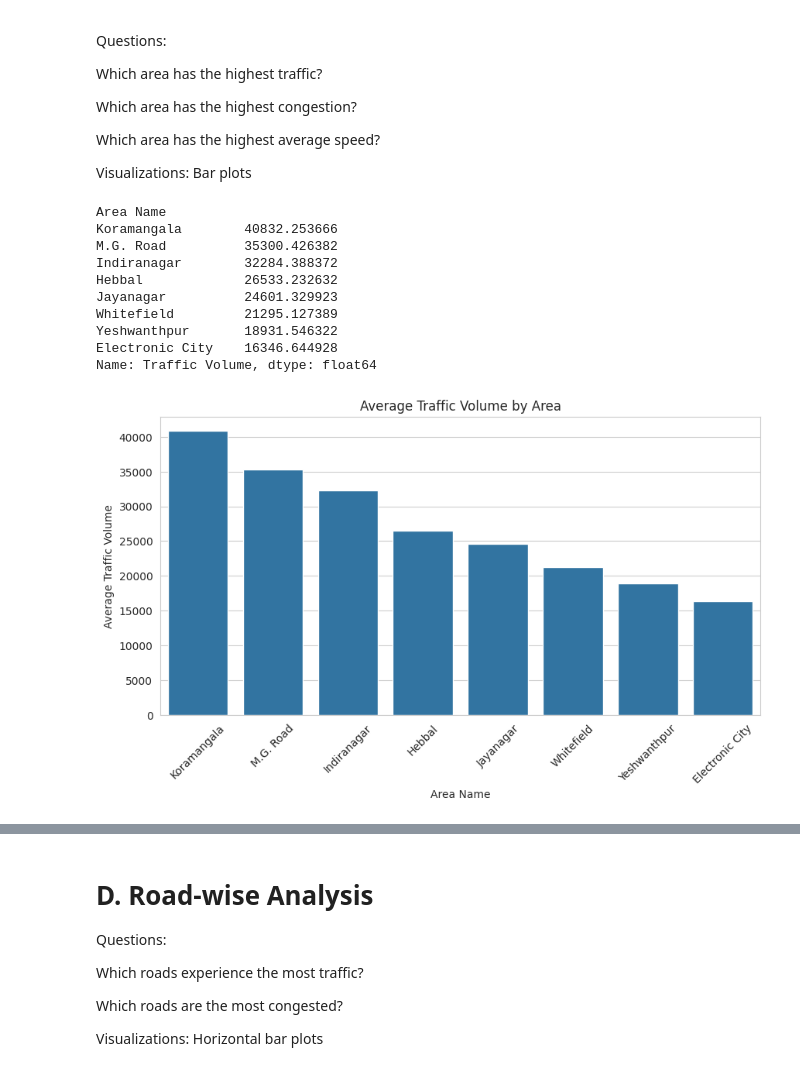
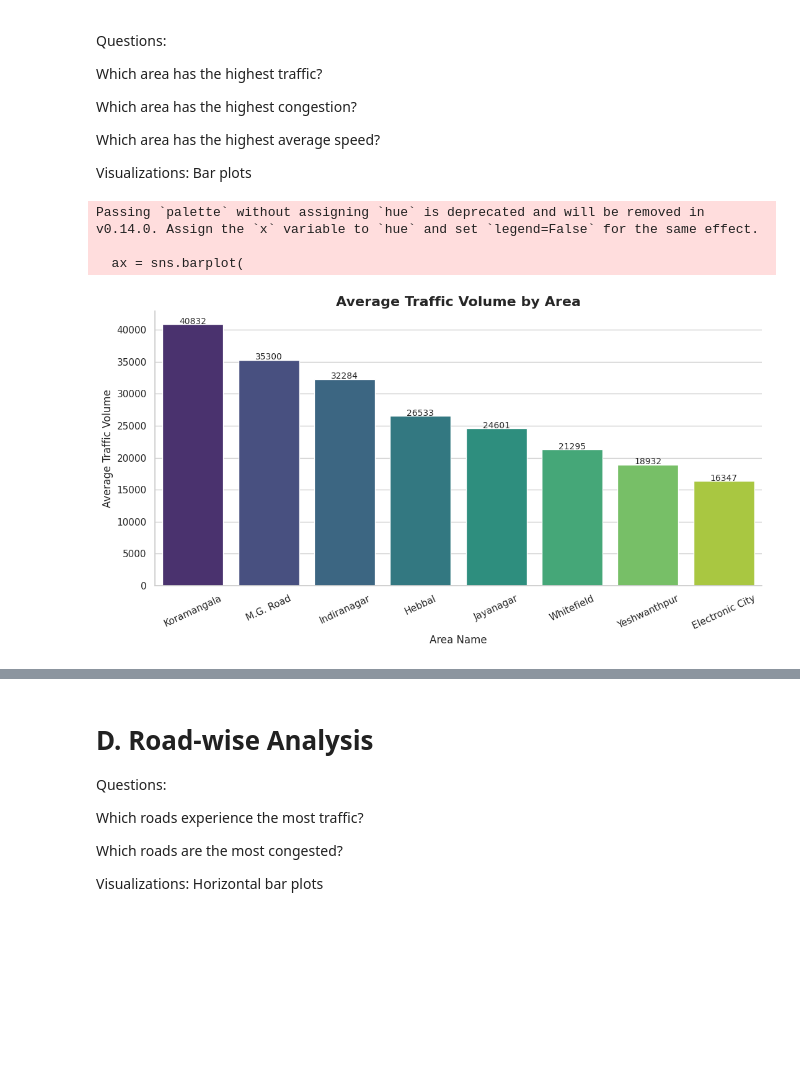
Before and after one commit to RathinG/capstone, a Jupyter notebook: Capstone_Project_(TEAM_1).ipynb, the cells around one changed output, grey strips where cells are left out. Saved outputs shown, nothing was run; the diff lists cells and outputs as text; code cells hidden in the pictures; blank space fills up the shorter version.

```diff
--- a/Capstone_Project_(TEAM_1).ipynb
+++ b/Capstone_Project_(TEAM_1).ipynb
@@ -341,30 +397,55 @@ Which area has the highest average speed?
 Visualizations: Bar plots
 # %%
 # I am calculating the average traffic volume for each area.
-area_traffic = df.groupby('Area Name')['Traffic Volume'].mean().sort_values(ascending=False)
+# area_traffic = df.groupby('Area Name')['Traffic Volume'].mean().sort_values(ascending=False)
 
-# I am displaying the average traffic volume for each area.
-print(area_traffic)
+# # I am displaying the average traffic volume for each area.
+# print(area_traffic)
 
-# I am creating a bar plot to compare the average traffic volume across different areas.
-plt.figure(figsize=(10, 5))
-sns.barplot(x=area_traffic.index, y=area_traffic.values)
+# # I am creating a bar plot to compare the average traffic volume across different areas.
+# plt.figure(figsize=(10, 5))
+# sns.barplot(x=area_traffic.index, y=area_traffic.values)
 
-plt.title('Average Traffic Volume by Area')
-plt.xlabel('Area Name')
-plt.ylabel('Average Traffic Volume')
-plt.xticks(rotation=45)
+# plt.title('Average Traffic Volume by Area')
+# plt.xlabel('Area Name')
+# plt.ylabel('Average Traffic Volume')
+# plt.xticks(rotation=45)
 
+# plt.show()
+################################################
+
+# Calculating average traffic volume here
+area_traffic = (df.groupby('Area Name')['Traffic Volume'].mean().sort_values(ascending=False))
+
+sns.set_theme(style="whitegrid")
+
+plt.figure(figsize=(11, 6))
+
+ax = sns.barplot(
+    x=area_traffic.index,
+    y=area_traffic.values,
+    palette="viridis"
+)
+
+# Adding value labels
+for i, value in enumerate(area_traffic.values):
+    ax.text(i, value + 20, f'{value:.0f}',
+            ha='center', fontsize=10)
+
+plt.title("Average Traffic Volume by Area",
+          fontsize=16,
+          fontweight='bold')
+
+plt.xlabel("Area Name", fontsize=12)
+plt.ylabel("Average Traffic Volume", fontsize=12)
+
+plt.xticks(rotation=25)
+sns.despine()
+
+plt.tight_layout()
 plt.show()
 # %% [output]
-Area Name
-Koramangala        40832.253666
-M.G. Road          35300.426382
-Indiranagar        32284.388372
-Hebbal             26533.232632
-Jayanagar          24601.329923
-Whitefield         21295.127389
-Yeshwanthpur       18931.546322
-Electronic City    16346.644928
-Name: Traffic Volume, dtype: float64
+Passing `palette` without assigning `hue` is deprecated and will be removed in v0.14.0. Assign the `x` variable to `hue` and set `legend=False` for the same effect.
+
+  ax = sns.barplot(
-[figure, old version]
+[figure, new version]
```
Also changed, not shown: parts of 27 cells of this notebook.
